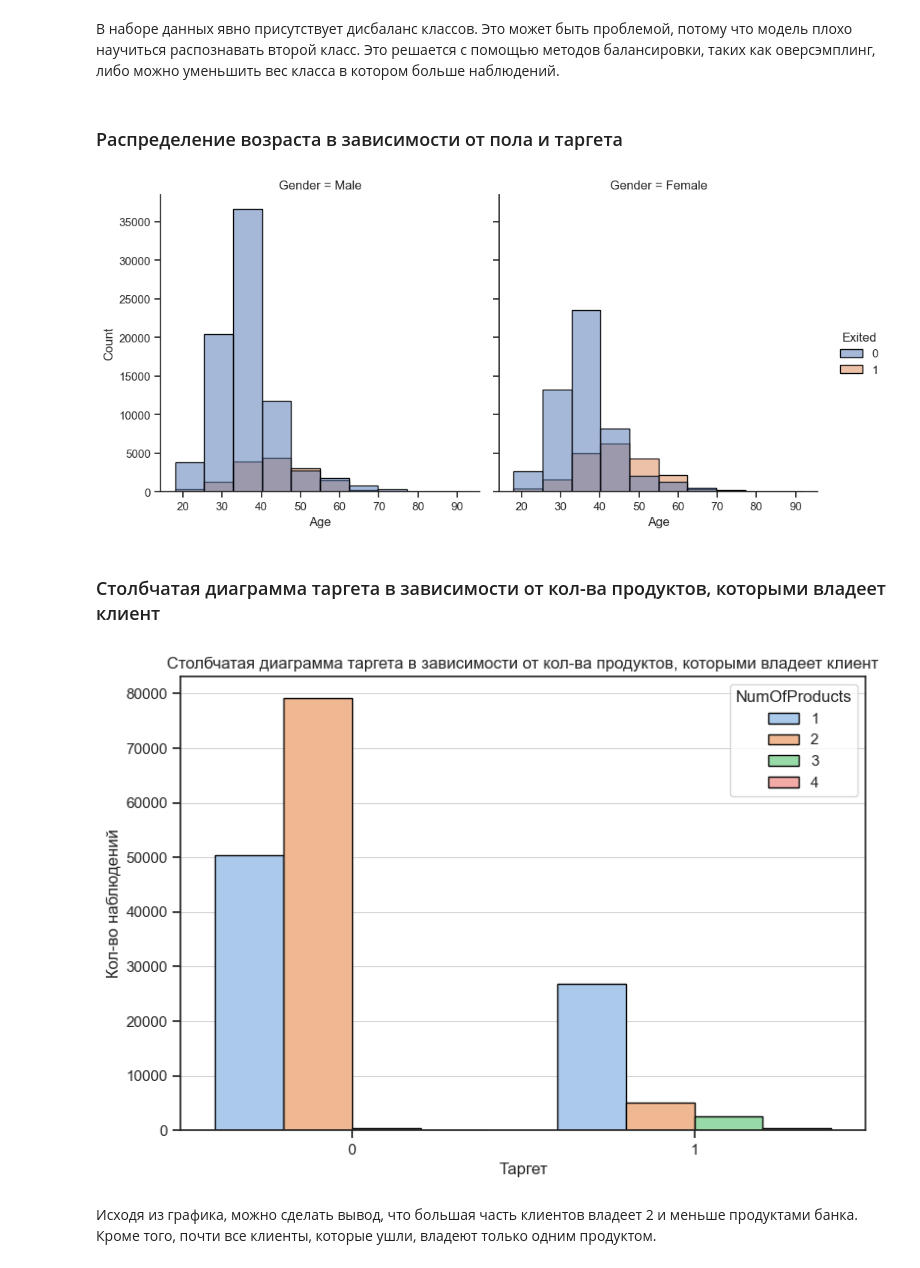
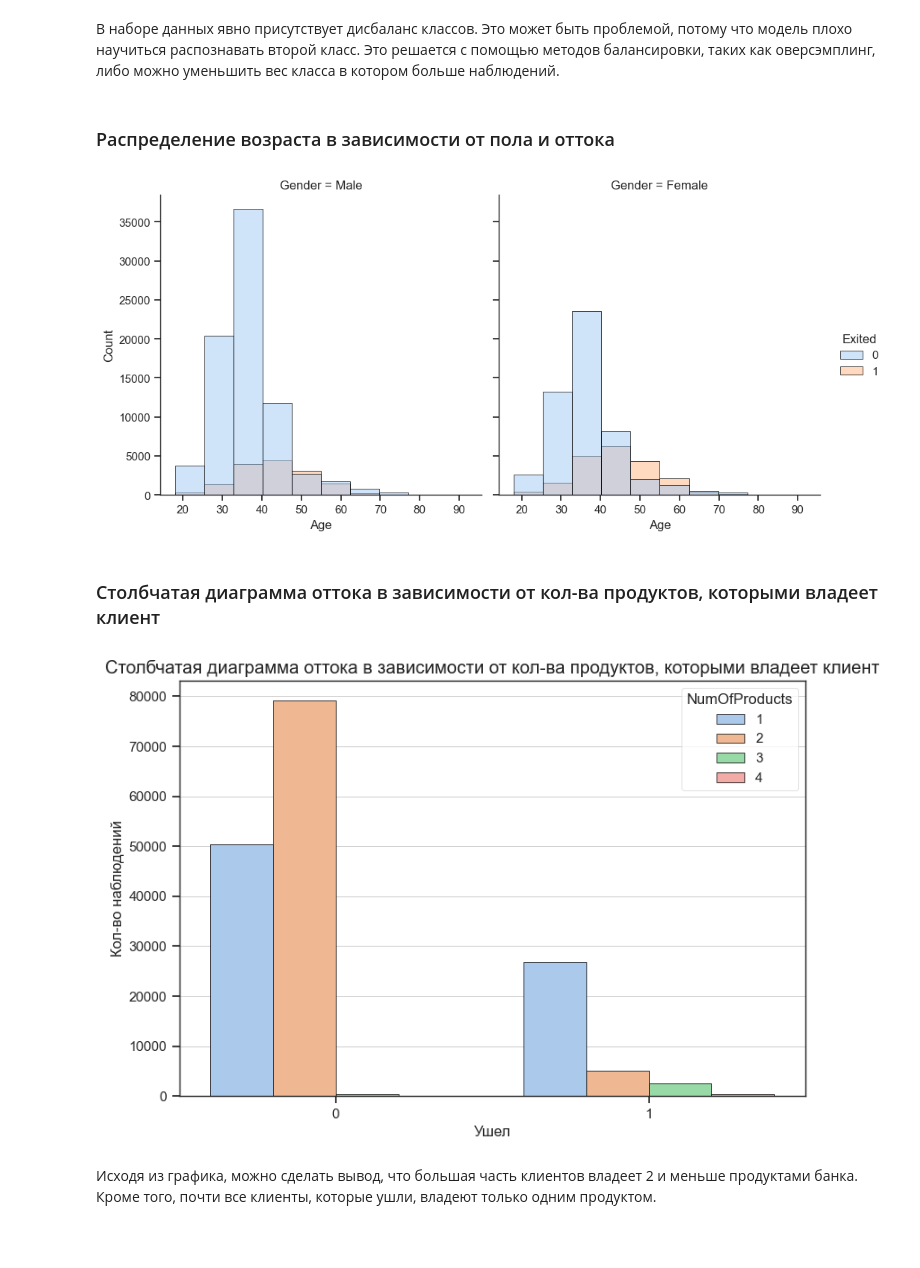
Before and after one commit to yuvscherbatov/Bank-Churn-Classification, a Jupyter notebook: EDA.ipynb, the cells around one changed output. Drawn from its saved outputs; the diff is of its cells as text; code cells hidden in the pictures; blank space fills up the shorter version.

```diff
--- a/EDA.ipynb
+++ b/EDA.ipynb
@@ -245,6 +346,7 @@ plt.show()
 # %% [markdown]
 Теперь можно рассмотреть признаки в контексте других признаков. Например Gender и Geography:
 # %%
+sns.set_style("ticks")
 plt.grid(axis='y', color='grey', linewidth=0.5, alpha=0.5)
 sns.countplot(data=train_df,
               x='Gender',
@@ -254,5 +356,6 @@ sns.countplot(data=train_df,
 plt.xlabel('Пол')
 plt.ylabel('Кол-во наблюдений')
 plt.title('Столбчатая диаграмма пола в зависимости от страны проживания')
+plt.style.use('ggplot')
 plt.show()
 # %% [output]
@@ -266,2 +364,0 @@ plt.show()
-# %%
-train_df['Age Group'] = (train_df["Age"]//20).astype('int').astype('category')
@@ -285,11 +367,14 @@ plt.show()
 # %%
+sns.set_style("ticks")
 colors = sns.color_palette('pastel')[2:4]
 plt.pie(train_df['Exited'].value_counts(),
         labels=['Остались', 'Ушли'],
         autopct='%1.1f%%',
         startangle=140,
-        colors=colors)
+        colors=colors,
+        explode=[0, 0.1])
 plt.title('Процентное соотношение остающихся и уходящих клиентов')
 plt.axis('equal')
+plt.style.use('ggplot')
 plt.show()
 # %% [output]
@@ -297,32 +382,37 @@ plt.show()
 # %% [markdown]
 В наборе данных явно присутствует дисбаланс классов. Это может быть проблемой, потому что модель плохо научиться распознавать второй класс. Это решается с помощью методов балансировки, таких как оверсэмплинг, либо можно уменьшить вес класса в котором больше наблюдений.
 # %% [markdown]
-### Распределение возраста в зависимости от пола и таргета
+### Распределение возраста в зависимости от пола и оттока
 # %%
+sns.set_style("ticks")
 sns.displot(train_df,
            x = 'Age',
            col = 'Gender',
            hue = 'Exited',
            bins= 10,
-           edgecolor='black')
+           edgecolor='black',
+           palette="pastel")
+plt.style.use('ggplot')
 plt.show()
 # %% [output]
-[figure, old version]
+[figure, new version]
 # %% [markdown]
-### Столбчатая диаграмма таргета в зависимости от кол-ва продуктов, которыми владеет клиент
+### Столбчатая диаграмма оттока в зависимости от кол-ва продуктов, которыми владеет клиент
 # %%
+sns.set_style("ticks")
 plt.grid(axis='y', color='grey', linewidth=0.5, alpha=0.5)
 sns.countplot(data=train_df,
               x='Exited',
               hue='NumOfProducts',
               palette = "pastel",
               edgecolor='black')
-plt.xlabel('Таргет')
+plt.xlabel('Ушел')
 plt.ylabel('Кол-во наблюдений')
-plt.title('Столбчатая диаграмма таргета в зависимости от кол-ва продуктов, которыми владеет клиент')
+plt.title('Столбчатая диаграмма оттока в зависимости от кол-ва продуктов, которыми владеет клиент')
+plt.style.use('ggplot')
 plt.show()
 # %% [output]
-[figure, old version]
+[figure, new version]
 # %% [markdown]
 Исходя из графика, можно сделать вывод, что большая часть клиентов владеет 2 и меньше продуктами банка. Кроме того, почти все клиенты, которые ушли, владеют только одним продуктом.
 # %% [markdown]
```
Also changed, not shown: parts of 57 cells of this notebook, 6 other files.
